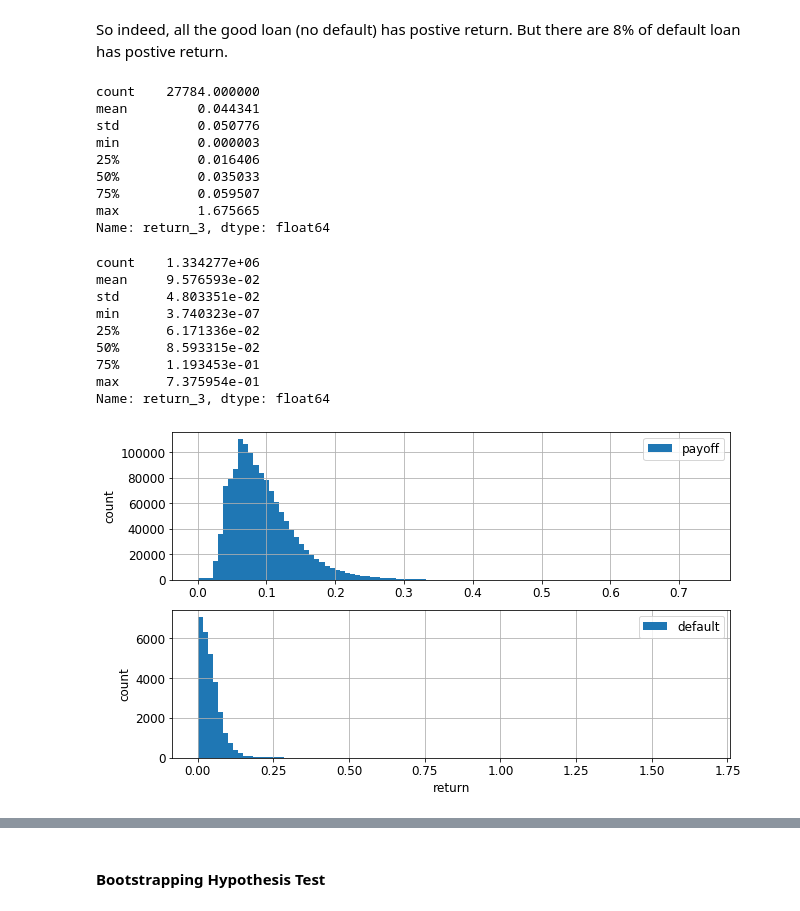
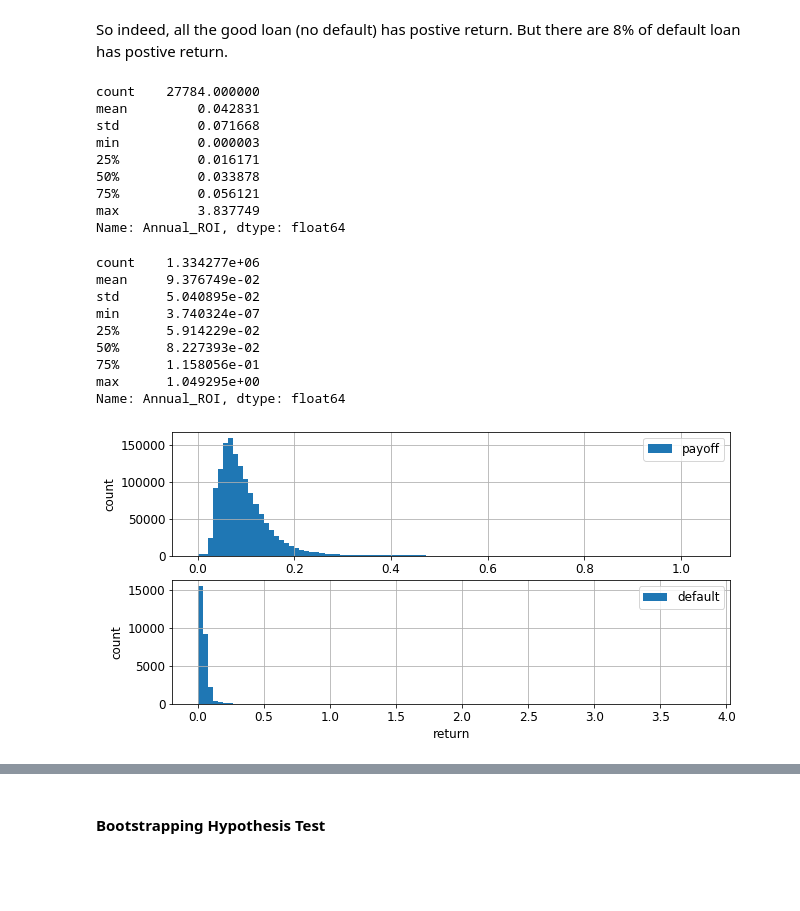
Before and after one commit to cyuancheng/Lending_Club, a Jupyter notebook: 05_LC_StatisticalDataAnalysis.ipynb, the cells around one changed output, grey strips where cells are left out. Saved outputs shown, nothing was run; the diff lists cells and outputs as text; code cells hidden in the pictures; blank space fills up the shorter version.

Commit message:
update return

```diff
--- a/05_LC_StatisticalDataAnalysis.ipynb
+++ b/05_LC_StatisticalDataAnalysis.ipynb
@@ -124,8 +124,9 @@ Since the time-series data is not stationary, we can expect it contains seasonal
 # %%
 from statsmodels.tsa.seasonal import seasonal_decompose
 from pylab import rcParams
-rcParams['figure.figsize'] = 10, 6
-
+#rcParams['figure.figsize'] = 10, 6
+plt.rcParams.update({'figure.figsize': (10,5)})
+plt.rcParams.update({'font.size': 12})
 result = seasonal_decompose(df_loan_amnt,  model='additive')
 result.plot()
 plt.xlabel('Issue date')
@@ -210,6 +211,7 @@ Take a look at the distribution of return
 # %%
 # histogram of return
 plt.figure(figsize=(8,5))
+plt.rcParams.update({'font.size': 12})
 ax = df[df['Annual_ROI']>0]['Annual_ROI'].hist(bins=100, label='gain')
 df[df['Annual_ROI']<0]['Annual_ROI'].hist(bins=100, label='loss', ax=ax)
 plt.xlim([-1,1])
@@ -349,40 +351,42 @@ payoff & loss = 0.0
 # %% [markdown]
 So indeed, all the good loan (no default) has postive return. But there are 8% of default loan has postive return.
 # %%
-df_default_pos = df.query('target == 1 & return_3 >0')#['return']
-df_payoff_pos = df.query('target == 0 & return_3 >0')#['return']
+df['grade_num']=df['grade'].map({'A':7,'B':6,'C':5,'D':4,'E':3,'F':2,'G':1})
+
+df_default_pos = df.query('target == 1 & Annual_ROI >0')#['return']
+df_payoff_pos = df.query('target == 0 & Annual_ROI >0')#['return']
 # %%
-display(df_default_pos['return_3'].describe())
-display(df_payoff_pos['return_3'].describe())
+display(df_default_pos['Annual_ROI'].describe())
+display(df_payoff_pos['Annual_ROI'].describe())
 # %% [output]
 count    27784.000000
-mean         0.044341
-std          0.050776
+mean         0.042831
+std          0.071668
 min          0.000003
-25%          0.016406
-50%          0.035033
-75%          0.059507
-max          1.675665
-Name: return_3, dtype: float64
+25%          0.016171
+50%          0.033878
+75%          0.056121
+max          3.837749
+Name: Annual_ROI, dtype: float64
 count    1.334277e+06
-mean     9.576593e-02
-std      4.803351e-02
-min      3.740323e-07
-25%      6.171336e-02
-50%      8.593315e-02
-75%      1.193453e-01
-max      7.375954e-01
-Name: return_3, dtype: float64
+mean     9.376749e-02
+std      5.040895e-02
+min      3.740324e-07
+25%      5.914229e-02
+50%      8.227393e-02
+75%      1.158056e-01
+max      1.049295e+00
+Name: Annual_ROI, dtype: float64
 # %%
 plt.subplot(211)
-df_payoff_pos['return_3'].hist(bins=100, label='payoff')
+df_payoff_pos['Annual_ROI'].hist(bins=100, label='payoff')
 plt.legend()
 plt.ylabel('count')
 plt.subplot(212)
-df_default_pos['return_3'].hist(bins=100, label='default')
+df_default_pos['Annual_ROI'].hist(bins=100, label='default')
 plt.ylabel('count')
 plt.xlabel('return')
 plt.legend()
 plt.show()
 # %% [output]
-[figure, old version]
+[figure, new version]
```
Also changed, not shown: parts of 28 cells of this notebook.
